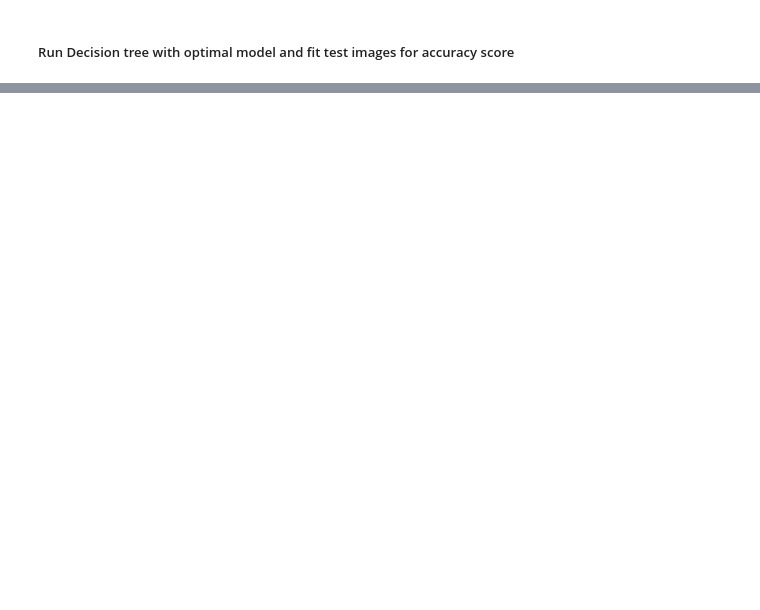
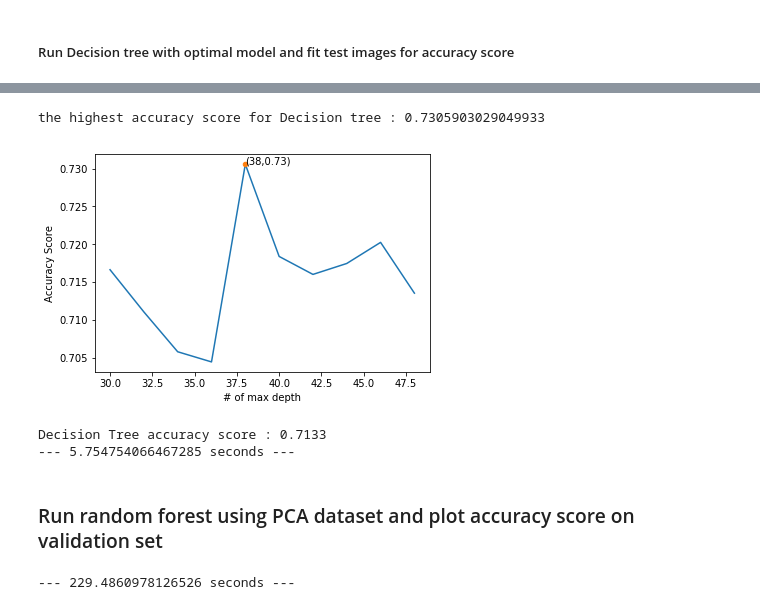
Before and after one commit to jyoon36/MScA_UChicago_Winter18_Datamining, a Jupyter notebook: Final_DM.ipynb, the cells around one changed output, grey strips where cells are left out. Drawn from its saved outputs; the diff is of its cells as text; code cells hidden in the pictures; blank space fills up the shorter version.

```diff
--- a/Final_DM.ipynb
+++ b/Final_DM.ipynb
@@ -188,0 +247,41 @@ transformed dimension : (28736, 150)
+# %%
+plt.plot(range(30,50,2), tree_accuracy_pca)
+plt.xlabel('# of max depth')
+plt.ylabel('Accuracy Score')
+plt.plot(38, max(tree_accuracy_pca),'.', markersize=9)
+plt.text(38,max(tree_accuracy_pca),'(38,0.73)')
+
+print("the highest accuracy score for Decision tree : {}".format(max(tree_accuracy_pca)))
+# %% [output]
+the highest accuracy score for Decision tree : 0.7305903029049933
+[figure, added]
+# %%
+start_time = time.time()
+
+tree_opt_pca = DecisionTreeClassifier(max_depth=38)
+tree_opt_fit_pca = tree_opt_pca.fit(pca_train_transform, labels_train)
+tree_prediction_pca = tree_opt_fit_pca.predict(pca_test_transform)
+tree_opt_accuracy_pca = accuracy_score(labels_test,tree_prediction_pca)
+
+print("Decision Tree accuracy score : {:.4f}".format(tree_opt_accuracy_pca))
+print("--- %s seconds ---" % (time.time() - start_time))
+# %% [output]
+Decision Tree accuracy score : 0.7133
+--- 5.754754066467285 seconds ---
+# %% [markdown]
+### Run random forest using PCA dataset and plot accuracy score on validation set
+# %%
+start_time = time.time()
+
+# create RandomForest classifier
+test_accuracy_random_pca = {}
+
+for i in range(10,200, 10):
+    forest = RandomForestClassifier(n_estimators=i, n_jobs=4, )
+    forest.fit(pca_train_transform, labels_train)
+    test_predict = forest.predict(pca_test_transform)
+    test_accuracy_random_pca[i]=accuracy_score(labels_test, test_predict)
+
+print("--- %s seconds ---" % (time.time() - start_time))
+# %% [output]
+--- 229.4860978126526 seconds ---
```
Also changed, not shown: parts of 34 cells of this notebook.
